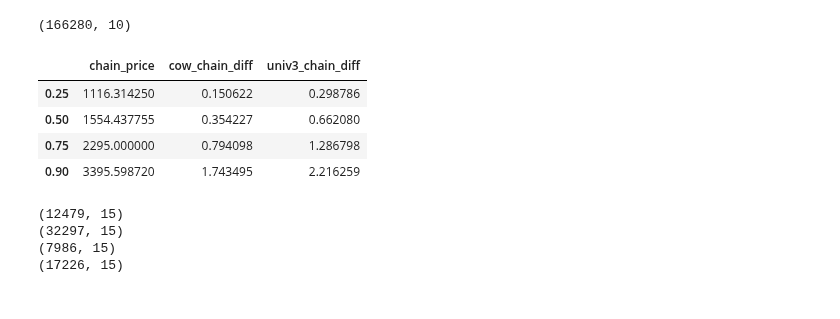
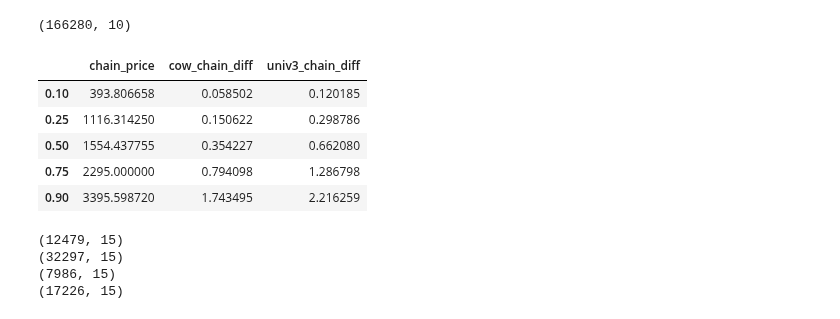
Before and after one commit to mohammed7s/Feedlot, a Jupyter notebook: quantitative_results/data_analysis.ipynb, the cells around one changed output. Drawn from its saved outputs; the diff is of its cells as text; code cells hidden in the pictures.

Commit message:
update quantiles

```diff
--- a/quantitative_results/data_analysis.ipynb
+++ b/quantitative_results/data_analysis.ipynb
@@ -155,9 +155,10 @@ reindexed_price_df['cow_chain_diff'] = np.abs((reindexed_price_df['chain_price']
 # calculate mean deviation between cow and chain prices for each row
 reindexed_price_df['univ3_chain_diff'] = np.abs((reindexed_price_df['chain_price'] - reindexed_price_df['univ3_price_adjusted']) / reindexed_price_df['chain_price']) * 100
 # %%
-reindexed_price_df[['chain_price', 'cow_chain_diff', 'univ3_chain_diff']].quantile([0.25, 0.5, 0.75, .9], interpolation='nearest')
+reindexed_price_df[['chain_price', 'cow_chain_diff', 'univ3_chain_diff']].quantile([.1, 0.25, 0.5, 0.75, .9], interpolation='nearest')
 # %% [output]
 |  | chain_price | cow_chain_diff | univ3_chain_diff |
+| 0.10 | 393.806658 | 0.058502 | 0.120185 |
 | 0.25 | 1116.314250 | 0.150622 | 0.298786 |
 | 0.50 | 1554.437755 | 0.354227 | 0.662080 |
 | 0.75 | 2295.000000 | 0.794098 | 1.286798 |
```
Also changed, not shown: parts of 7 cells of this notebook, 10 other files.
